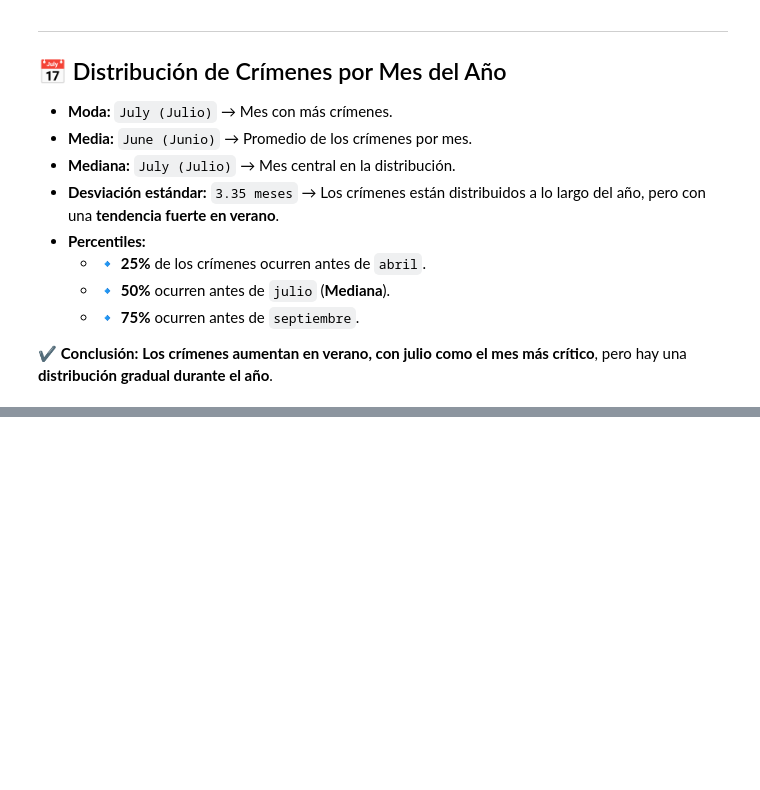
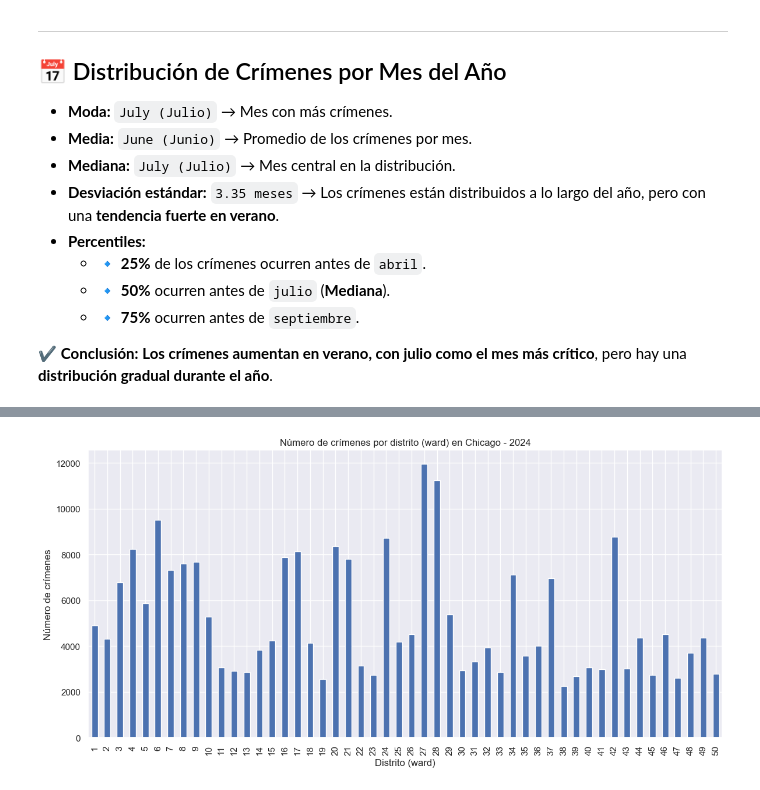
Before and after one commit to mbarquienero/Analisis_de_datos, a Jupyter notebook: chicago_crimenes.ipynb, the cells around one changed output, grey strips where cells are left out. Drawn from its saved outputs; the diff is of its cells as text; code cells hidden in the pictures; blank space fills up the shorter version.

```diff
--- a/chicago_crimenes.ipynb
+++ b/chicago_crimenes.ipynb
@@ -1400,0 +1405,16 @@ Percentiles: 25%=April, 50%=July, 75%=September
+# %%
+# Contar los crímenes por distrito y por comunidad
+crimenes_por_distrito = df['ward'].value_counts().sort_index()
+crimenes_por_comunidad = df['community area'].value_counts().sort_index()
+# %%
+# Visualizar los crímenes por distrito
+plt.figure(figsize=(12, 6))
+crimenes_por_distrito.plot(kind='bar')
+plt.title('Número de crímenes por distrito (ward) en Chicago - 2024')
+plt.xlabel('Distrito (ward)')
+plt.ylabel('Número de crímenes')
+plt.grid(True)
+plt.tight_layout()
+plt.show()
+# %% [output]
+[figure, added]
```
Also changed, not shown: parts of 25 cells of this notebook.
